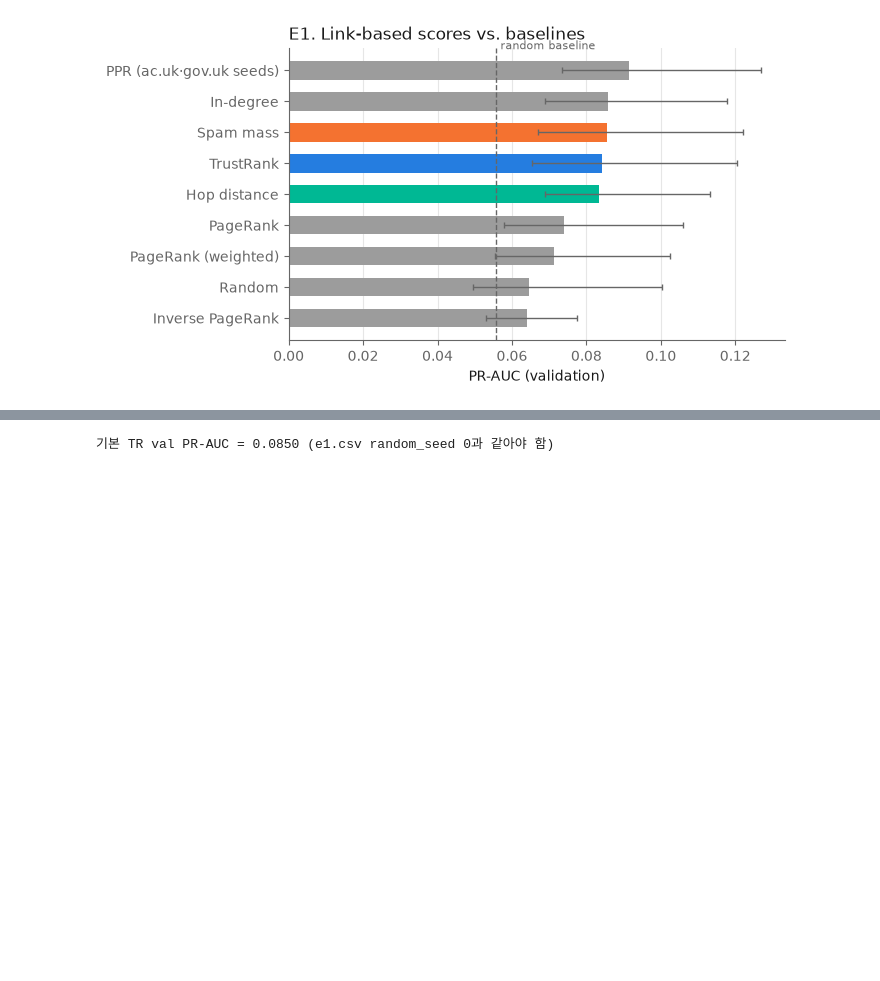
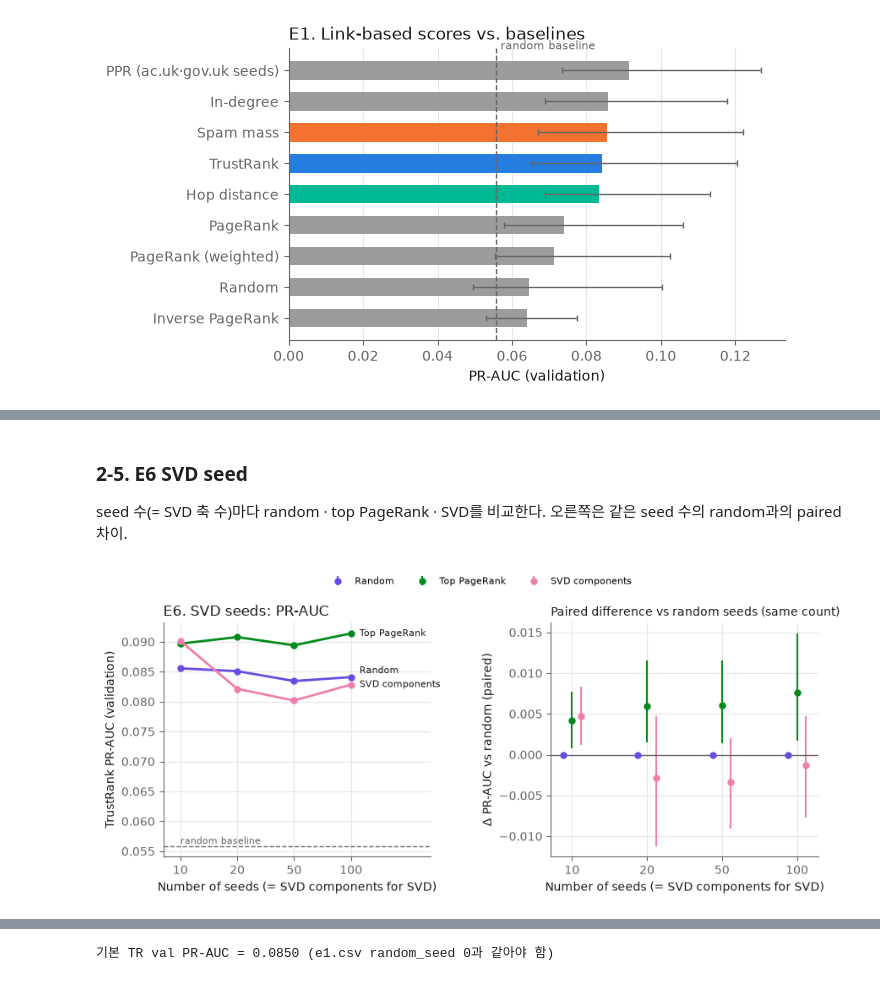
Before and after one commit to notyangji/Trust-Aware_Spam_Ranking, a Jupyter notebook: notebooks/02_results.ipynb, the cells around one changed output, grey strips where cells are left out. Cells and saved outputs as stored; diff of their text form; code cells hidden in the pictures; blank space fills up the shorter version.

```diff
--- a/notebooks/02_results.ipynb
+++ b/notebooks/02_results.ipynb
@@ -278,3 +370,12 @@ sweep("e5", "beta", "β (probability of following a link)", "E5. Damping factor
+# %% [markdown]
+### 2-5. E6 SVD seed
+
+seed 수(= SVD 축 수)마다 random · top PageRank · SVD를 비교한다. 오른쪽은 같은 seed 수의 random과의 paired 차이.
+# %%
+if "e6" in E:
+    strategy_sweep("e6", "e6_svd_seeds.png")
+# %% [output]
+[figure, added]
 # %% [markdown]
 ## 3. 오류 분석 (기본 TrustRank, validation)
 
```
Also changed, not shown: parts of 36 cells of this notebook, 8 other files.
